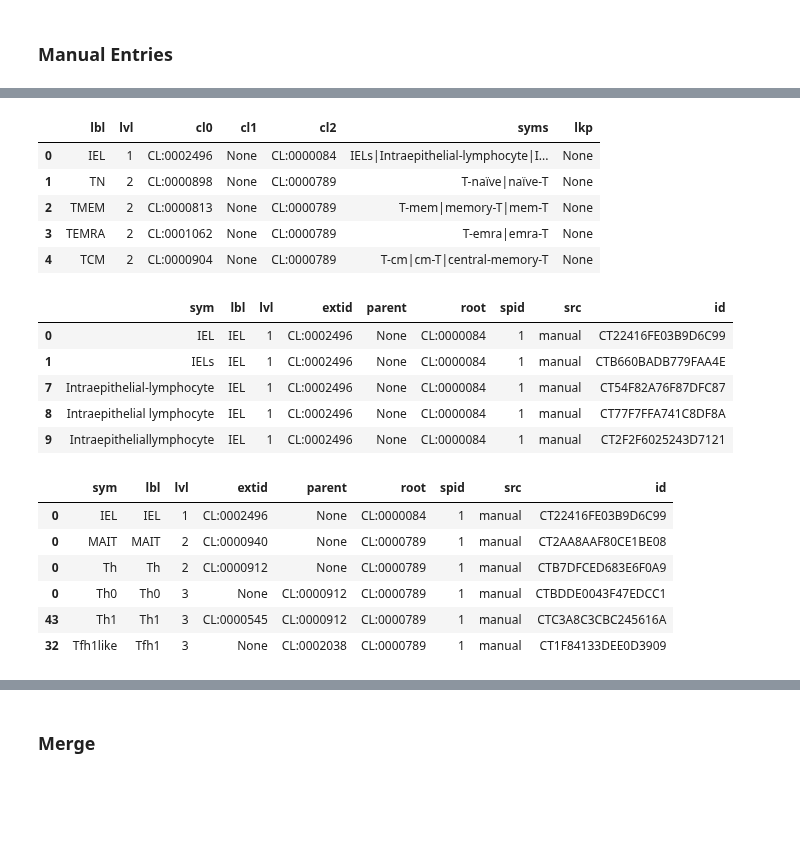
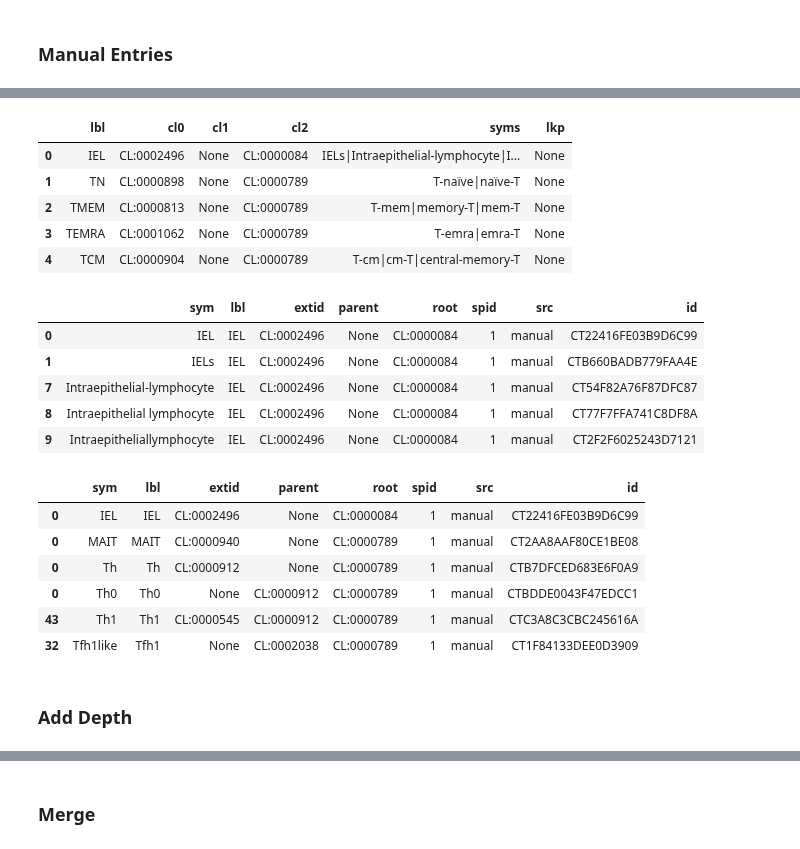
Before and after one commit to hammerlab/t-cell-relation-extraction, a Jupyter notebook: pipeline/03-meta-cell-types.ipynb, the cells around one changed output, grey strips where cells are left out. Saved outputs shown, nothing was run; the diff lists cells and outputs as text; code cells hidden in the pictures; blank space fills up the shorter version.

```diff
--- a/pipeline/03-meta-cell-types.ipynb
+++ b/pipeline/03-meta-cell-types.ipynb
@@ -35,8 +36,8 @@ assert (df.groupby('label').apply(lambda g: len(g[g['syn'] == g['label']])) == 1
 # %%
 df_cl_raw = df.copy()
 # %%
-df = df[['id', 'label', 'syn', 'root']].rename(columns={'id': 'extid', 'syn': 'sym', 'label': 'lbl'}).copy()
-df = df.assign(src=SRC, spid=SPECIES_HUMAN_ID, parent=None, lvl=None)
+df = df[['id', 'label', 'syn', 'root', 'depth']].rename(columns={'id': 'extid', 'syn': 'sym', 'label': 'lbl'}).copy()
+df = df.assign(src=SRC, spid=SPECIES_HUMAN_ID, parent=None)
 df['id'] = meta.get_ids(df, ID_TYP_CT)
 df.head()
 # %% [output]
@@ -132,21 +133,24 @@ search('th17', df_cl_raw)
 # %%
-dfm = pd.read_csv(osp.join(META_DATA_DIR, 'raw', lib.CELL_TYPES + '.manual.csv'), sep=',', comment='#', error_bad_lines=False, warn_bad_lines=False)
+# If this gives an error, it is likely that the delimiter was typed incorrectly in one of the sym strings in the raw file
+dfm = pd.read_csv(osp.join(META_DATA_DIR, 'raw', CELL_TYPES + '.manual.csv'), sep=',', comment='#', error_bad_lines=True, warn_bad_lines=True)
+# Ignore hand-engineered depth feature in favor of distance within ontology
+dfm = dfm.drop('lvl', axis=1)
 for c in dfm.select_dtypes(include=[object]):
     dfm[c] = dfm[c].apply(lambda v: None if pd.isnull(v) or not v.strip() else v.strip())
 dfm.head()
 # %% [output]
-|  | lbl | lvl | cl0 | cl1 | cl2 | syms | lkp |
-| 0 | IEL | 1 | CL:0002496 | None | CL:0000084 | IELs|Intraepithelial-lymphocyte|I... | None |
-| 1 | TN | 2 | CL:0000898 | None | CL:0000789 | T-naïve|naïve-T | None |
-| 2 | TMEM | 2 | CL:0000813 | None | CL:0000789 | T-mem|memory-T|mem-T | None |
-| 3 | TEMRA | 2 | CL:0001062 | None | CL:0000789 | T-emra|emra-T | None |
-| 4 | TCM | 2 | CL:0000904 | None | CL:0000789 | T-cm|cm-T|central-memory-T | None |
+|  | lbl | cl0 | cl1 | cl2 | syms | lkp |
+| 0 | IEL | CL:0002496 | None | CL:0000084 | IELs|Intraepithelial-lymphocyte|I... | None |
+| 1 | TN | CL:0000898 | None | CL:0000789 | T-naïve|naïve-T | None |
+| 2 | TMEM | CL:0000813 | None | CL:0000789 | T-mem|memory-T|mem-T | None |
+| 3 | TEMRA | CL:0001062 | None | CL:0000789 | T-emra|emra-T | None |
+| 4 | TCM | CL:0000904 | None | CL:0000789 | T-cm|cm-T|central-memory-T | None |
 # %%
 import unidecode
 
 def parse(r):
     df = []
-    lbl, lvl = r['lbl'].strip(), int(r['lvl'])
+    lbl = r['lbl'].strip()
     syms = r['syms'].split('|')
     extid = r['cl0']
     parid = r['cl1']
@@ -157,52 +161,54 @@ def parse(r):
     assert len(lkp) > 0
 
     def append(sym, lbl, extid):
-        df.append((sym, lbl, lvl, extid, parid, rootid))
+        df.append((sym, lbl, extid, parid, rootid))
 
     for lk, lv in lkp.items():
         lv = None if lv is None or not lv.strip() else lv.strip()
         lblf = lbl.format(lk) if lk else lbl
         extidf = lv or extid
         append(lblf, lblf, extidf)
         for alias in syms:
             for sym in [alias, unidecode.unidecode(alias)]:
                 symf = sym.format(lk) if lk else sym
                 append(symf, lblf, extidf)
                 append(symf.replace('-', ' '), lblf, extidf)
                 append(symf.replace('-', ''), lblf, extidf)
-    return pd.DataFrame(df, columns=['sym', 'lbl', 'lvl', 'extid', 'parent', 'root']).drop_duplicates()
+    return pd.DataFrame(df, columns=['sym', 'lbl', 'extid', 'parent', 'root']).drop_duplicates()
 
 def flatten(df):
     return pd.concat([parse(r) for _, r in df.iterrows()])
 
 def enrich(df):
     # Add -cell[s] -lymphocyte[s] to the end of each symbol to cover cases where
     # the spans are not broken into separate tokens (e.g. "follicular regulatory T-cells")
     df = pd.concat([df] + [
         df[df['sym'].str.endswith('T')].assign(sym=lambda df: df['sym'] + suffix)
         for suffix in ['-cell', '-cells', '-lymphoctye', '-lymphocytes']
     ])
     df = df.assign(spid=SPECIES_HUMAN_ID, src=SRC)
     df['id'] = meta.get_ids(df, ID_TYP_CT)
     df = df.drop_duplicates()
     return df
 
 dfc = enrich(flatten(dfm))
 dfc.head()
 # %% [output]
-|  | sym | lbl | lvl | extid | parent | root | spid | src | id |
-| 0 | IEL | IEL | 1 | CL:0002496 | None | CL:0000084 | 1 | manual | CT22416FE03B9D6C99 |
-| 1 | IELs | IEL | 1 | CL:0002496 | None | CL:0000084 | 1 | manual | CTB660BADB779FAA4E |
-| 7 | Intraepithelial-lymphocyte | IEL | 1 | CL:0002496 | None | CL:0000084 | 1 | manual | CT54F82A76F87DFC87 |
-| 8 | Intraepithelial lymphocyte | IEL | 1 | CL:0002496 | None | CL:0000084 | 1 | manual | CT77F7FFA741C8DF8A |
-| 9 | Intraepitheliallymphocyte | IEL | 1 | CL:0002496 | None | CL:0000084 | 1 | manual | CT2F2F6025243D7121 |
+|  | sym | lbl | extid | parent | root | spid | src | id |
+| 0 | IEL | IEL | CL:0002496 | None | CL:0000084 | 1 | manual | CT22416FE03B9D6C99 |
+| 1 | IELs | IEL | CL:0002496 | None | CL:0000084 | 1 | manual | CTB660BADB779FAA4E |
+| 7 | Intraepithelial-lymphocyte | IEL | CL:0002496 | None | CL:0000084 | 1 | manual | CT54F82A76F87DFC87 |
+| 8 | Intraepithelial lymphocyte | IEL | CL:0002496 | None | CL:0000084 | 1 | manual | CT77F7FFA741C8DF8A |
+| 9 | Intraepitheliallymphocyte | IEL | CL:0002496 | None | CL:0000084 | 1 | manual | CT2F2F6025243D7121 |
 # %%
 dfc[dfc['sym'].isin(['IEL', 'Th1', 'Th0', 'Th', 'MAIT', 'Tfh1like'])]
 # %% [output]
-|  | sym | lbl | lvl | extid | parent | root | spid | src | id |
-| 0 | IEL | IEL | 1 | CL:0002496 | None | CL:0000084 | 1 | manual | CT22416FE03B9D6C99 |
-| 0 | MAIT | MAIT | 2 | CL:0000940 | None | CL:0000789 | 1 | manual | CT2AA8AAF80CE1BE08 |
-| 0 | Th | Th | 2 | CL:0000912 | None | CL:0000789 | 1 | manual | CTB7DFCED683E6F0A9 |
-| 0 | Th0 | Th0 | 3 | None | CL:0000912 | CL:0000789 | 1 | manual | CTBDDE0043F47EDCC1 |
-| 43 | Th1 | Th1 | 3 | CL:0000545 | CL:0000912 | CL:0000789 | 1 | manual | CTC3A8C3CBC245616A |
-| 32 | Tfh1like | Tfh1 | 3 | None | CL:0002038 | CL:0000789 | 1 | manual | CT1F84133DEE0D3909 |
+|  | sym | lbl | extid | parent | root | spid | src | id |
+| 0 | IEL | IEL | CL:0002496 | None | CL:0000084 | 1 | manual | CT22416FE03B9D6C99 |
+| 0 | MAIT | MAIT | CL:0000940 | None | CL:0000789 | 1 | manual | CT2AA8AAF80CE1BE08 |
+| 0 | Th | Th | CL:0000912 | None | CL:0000789 | 1 | manual | CTB7DFCED683E6F0A9 |
+| 0 | Th0 | Th0 | None | CL:0000912 | CL:0000789 | 1 | manual | CTBDDE0043F47EDCC1 |
+| 43 | Th1 | Th1 | CL:0000545 | CL:0000912 | CL:0000789 | 1 | manual | CTC3A8C3CBC245616A |
+| 32 | Tfh1like | Tfh1 | None | CL:0002038 | CL:0000789 | 1 | manual | CT1F84133DEE0D3909 |
+# %% [markdown]
+### Add Depth
```
Also changed, not shown: parts of 17 cells of this notebook, 8 other files.
